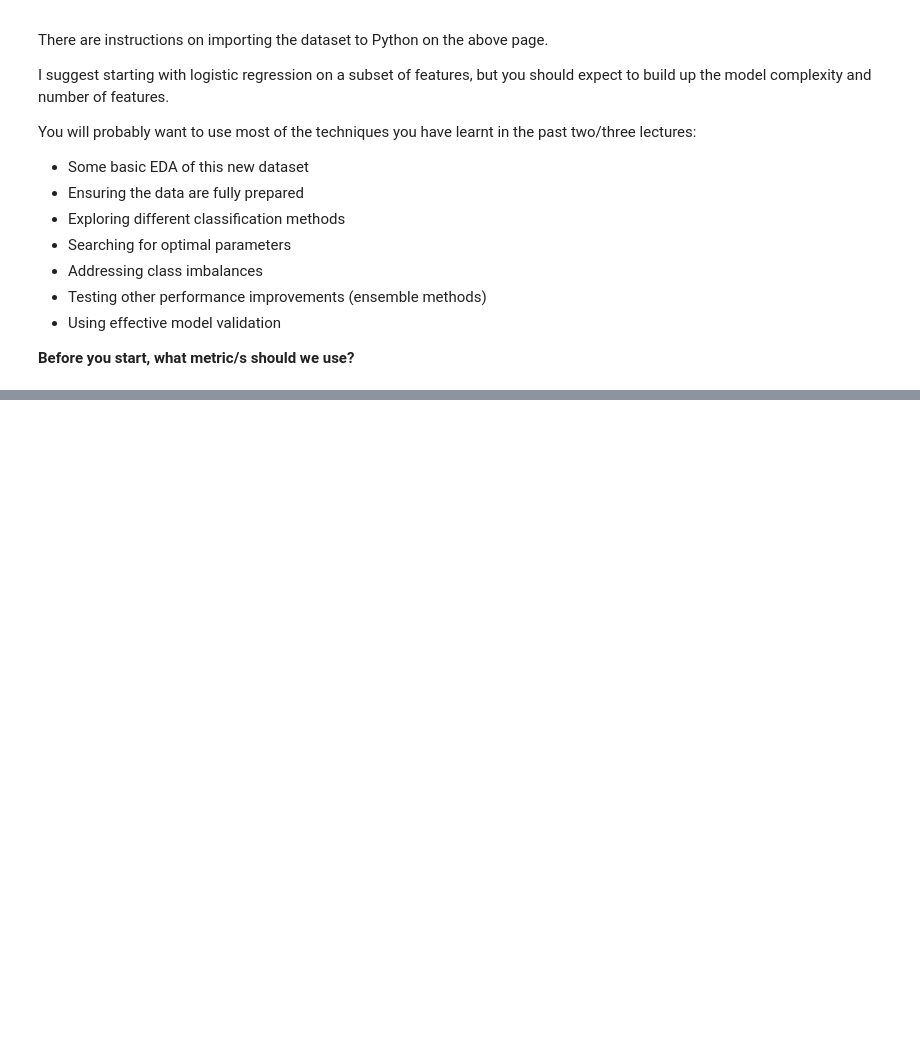
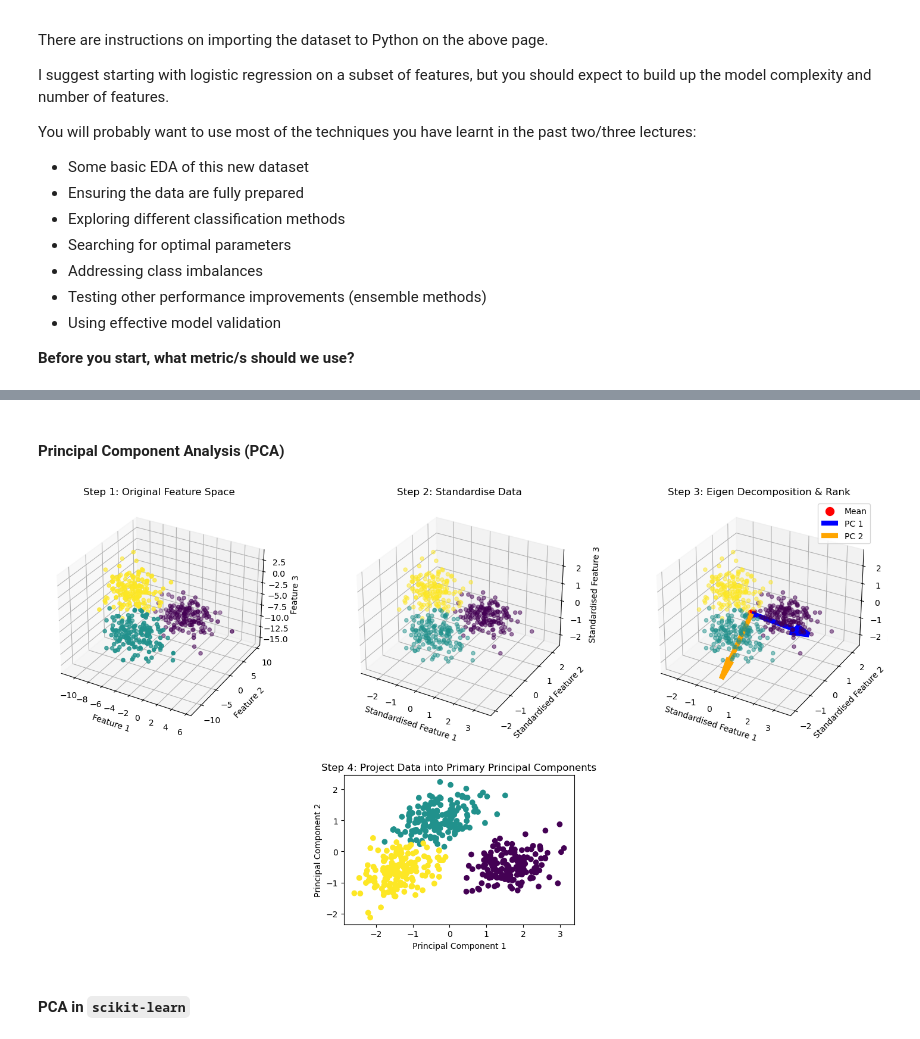
Before and after one commit to stuartbowyer/teaching.bowyer.github.io, a Jupyter notebook: SDSAI/6/Ensemble_Methods_and_Unsupervised_Learning.ipynb, the cells around one changed output, grey strips where cells are left out. Drawn from its saved outputs; the diff is of its cells as text; code cells hidden in the pictures; blank space fills up the shorter version.

```diff
--- a/SDSAI/6/Ensemble_Methods_and_Unsupervised_Learning.ipynb
+++ b/SDSAI/6/Ensemble_Methods_and_Unsupervised_Learning.ipynb
@@ -178,0 +558,80 @@ You will probably want to use most of the techniques you have learnt in the past
+# %% [markdown]
+#### Principal Component Analysis (PCA)
+# %%
+# This code is just for the explanatory plot, you do not need to understand it
+import numpy as np
+import matplotlib.pyplot as plt
+from sklearn.decomposition import PCA
+from sklearn.datasets import make_blobs
+from sklearn.preprocessing import StandardScaler
+from matplotlib.gridspec import GridSpec
+
+# Generate synthetic 3D data
+X, y = make_blobs(n_samples=500, centers=3, n_features=3, random_state=1, cluster_std=2.0)
+
+# Step 1: Original 3D data visualization
+fig = plt.figure(figsize=(18, 10))
+
+gs = GridSpec(2, 3, height_ratios=[2, 1])
+gs.update(wspace=0.3, hspace=0.05)
+
+ax1 = fig.add_subplot(gs[0,0], projection='3d')
+ax1.scatter(X[:, 0], X[:, 1], X[:, 2], c=y)
+ax1.set_title("Step 1: Original Feature Space")
+ax1.set_xlabel("Feature 1")
+ax1.set_ylabel("Feature 2")
+ax1.set_zlabel("Feature 3")
+
+# Step 2: Standardise the data
+scaler = StandardScaler()
+X_scaled = scaler.fit_transform(X)
+
+ax2 = fig.add_subplot(gs[0,1], projection='3d')
+ax2.scatter(X_scaled[:, 0], X_scaled[:, 1], X_scaled[:, 2], c=y, alpha=0.5)
+ax2.set_title("Step 2: Standardise Data")
+ax2.set_xlabel("Standardised Feature 1")
+ax2.set_ylabel("Standardised Feature 2")
+ax2.set_zlabel("Standardised Feature 3")
+
+# Step 3: Compute PCA
+pca = PCA(n_components=2)
+pca.fit(X_scaled)
+
+# Extract eigenvectors (principal components) and mean
+mean = np.mean(X_scaled, axis=0)
+components = pca.components_
+
+# Visualize principal components in 3D space
+ax3 = fig.add_subplot(gs[0,2], projection='3d')
+ax3.scatter(X_scaled[:, 0], X_scaled[:, 1], X_scaled[:, 2], c=y, alpha=0.5)
+ax3.scatter(mean[0], mean[1], mean[2], color='red', s=100, label='Mean')
+for i, component in enumerate(components):
+    ax3.quiver(
+        mean[0], mean[1], mean[2],
+        component[0], component[1], component[2],
+        color=['blue', 'orange'][i], length=3.0, linewidth=6, label=f'PC {i + 1}'
+    )
+ax3.set_title("Step 3: Eigen Decomposition & Rank")
+ax3.set_xlabel("Standardised Feature 1")
+ax3.set_ylabel("Standardised Feature 2")
+ax3.set_zlabel("Standardised Feature 3")
+ax3.legend()
+
+# Step 4: Project data onto the first two principal components
+X_pca = pca.transform(X_scaled)
+
+ax4 = fig.add_subplot(gs[1,1])
+ax4.scatter(X_pca[:, 0], X_pca[:, 1], c=y)
+# ax4.set_aspect('equal')
+ax4.set_title("Step 4: Project Data into Primary Principal Components")
+ax4.set_xlabel("Principal Component 1")
+ax4.set_ylabel("Principal Component 2")
+
+# Show
+# Reduce the vertical space between rows
+plt.subplots_adjust(wspace=0.01, hspace=0.01)
+plt.show()
+# %% [output]
+[figure, added]
+# %% [markdown]
+#### PCA in `scikit-learn`
```
Also changed, not shown: parts of 35 cells of this notebook, 14 other files.
